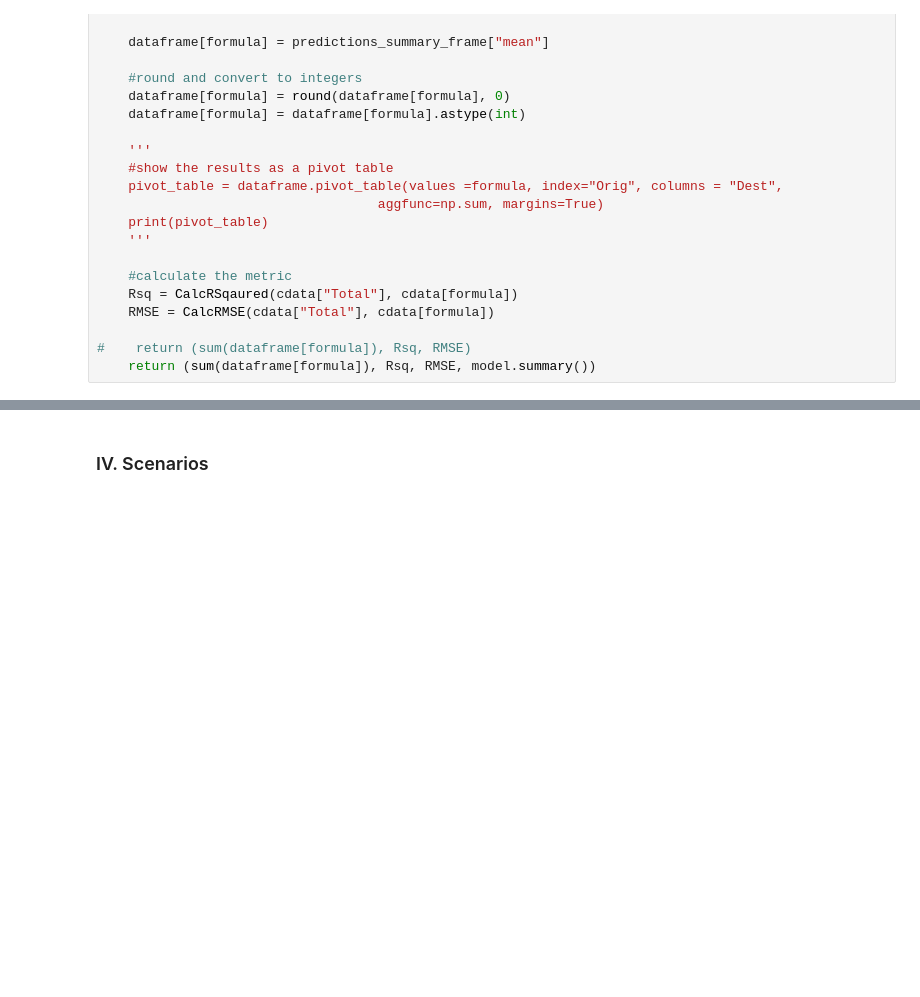
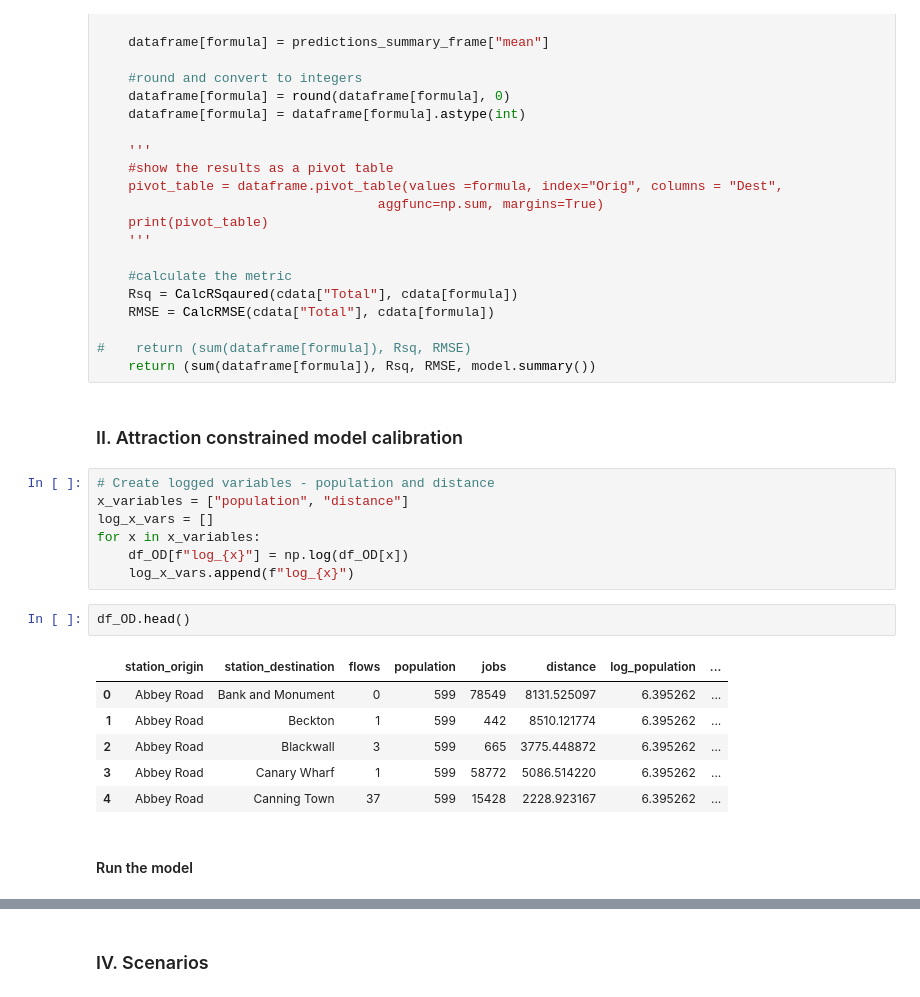
Before and after one commit to neneninja97/UrbanSim, a Jupyter notebook: urban_sim.ipynb, the cells around one changed output, grey strips where cells are left out. Drawn from its saved outputs; the diff is of its cells as text; blank space fills up the shorter version.

```diff
--- a/urban_sim.ipynb
+++ b/urban_sim.ipynb
@@ -628,3 +750,23 @@ def model_predict(dataframe, formula):
 
 #    return (sum(dataframe[formula]), Rsq, RMSE)
     return (sum(dataframe[formula]), Rsq, RMSE, model.summary())
+# %% [markdown]
+### II. Attraction constrained model calibration
+# %%
+# Create logged variables - population and distance
+x_variables = ["population", "distance"]
+log_x_vars = []
+for x in x_variables:
+    df_OD[f"log_{x}"] = np.log(df_OD[x])
+    log_x_vars.append(f"log_{x}")
+# %%
+df_OD.head()
+# %% [output]
+|  | station_origin | station_destination | flows | population | jobs | distance | log_population | ... |
+| 0 | Abbey Road | Bank and Monument | 0 | 599 | 78549 | 8131.525097 | 6.395262 | ... |
+| 1 | Abbey Road | Beckton | 1 | 599 | 442 | 8510.121774 | 6.395262 | ... |
+| 2 | Abbey Road | Blackwall | 3 | 599 | 665 | 3775.448872 | 6.395262 | ... |
+| 3 | Abbey Road | Canary Wharf | 1 | 599 | 58772 | 5086.514220 | 6.395262 | ... |
+| 4 | Abbey Road | Canning Town | 37 | 599 | 15428 | 2228.923167 | 6.395262 | ... |
+# %% [markdown]
+#### Run the model
```
Also changed, not shown: parts of 16 cells of this notebook.
